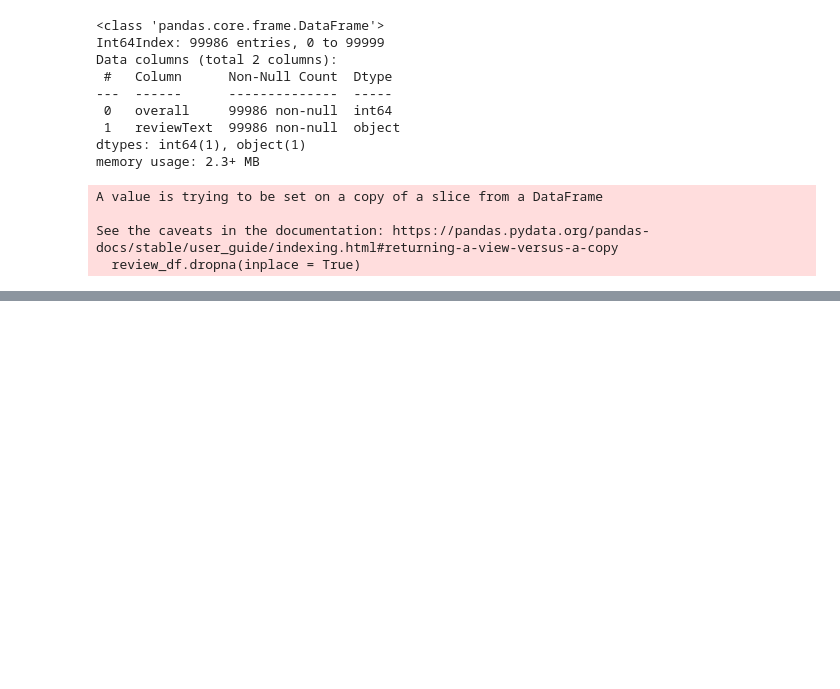
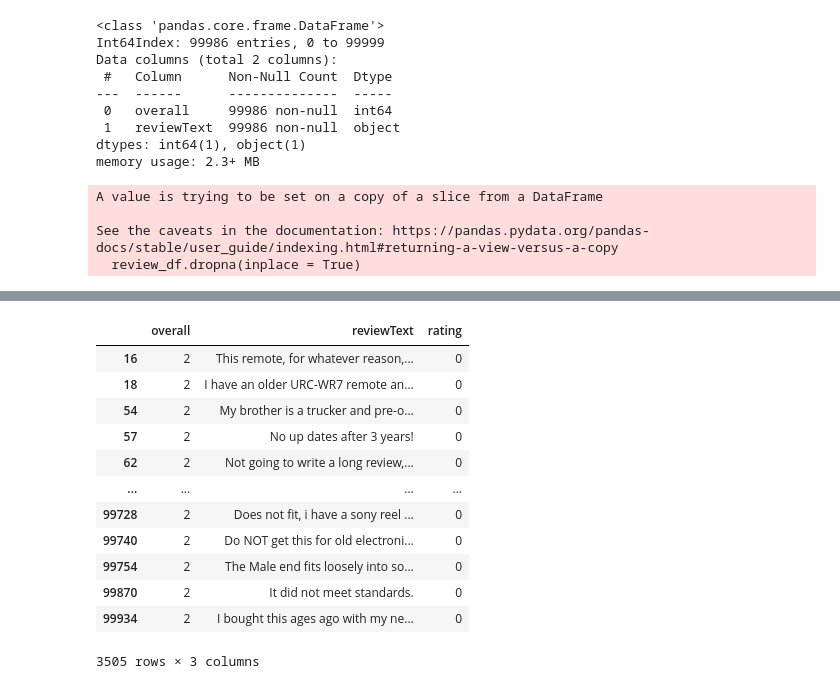
Before and after one commit to Juliana-Yakimchuk/Amazon_Review-Sentiment-Analysis, a Jupyter notebook: sentiment_analysis_reviews.ipynb, the cells around one changed output, grey strips where cells are left out. Saved outputs shown, nothing was run; the diff lists cells and outputs as text; code cells hidden in the pictures; blank space fills up the shorter version.

```diff
--- a/sentiment_analysis_reviews.ipynb
+++ b/sentiment_analysis_reviews.ipynb
@@ -158,0 +169,16 @@ Name: overall, Length: 99986, dtype: int64
+# %%
+review_df[review_df['overall']==2]
+# %% [output]
+|  | overall | reviewText | rating |
+| 16 | 2 | This remote, for whatever reason,... | 0 |
+| 18 | 2 | I have an older URC-WR7 remote an... | 0 |
+| 54 | 2 | My brother is a trucker and pre-o... | 0 |
+| 57 | 2 | No up dates after 3 years! | 0 |
+| 62 | 2 | Not going to write a long review,... | 0 |
+| ... | ... | ... | ... |
+| 99728 | 2 | Does not fit, i have a sony reel ... | 0 |
+| 99740 | 2 | Do NOT get this for old electroni... | 0 |
+| 99754 | 2 | The Male end fits loosely into so... | 0 |
+| 99870 | 2 | It did not meet standards. | 0 |
+| 99934 | 2 | I bought this ages ago with my ne... | 0 |
+3505 rows × 3 columns
```
Also changed, not shown: parts of 10 cells of this notebook.
